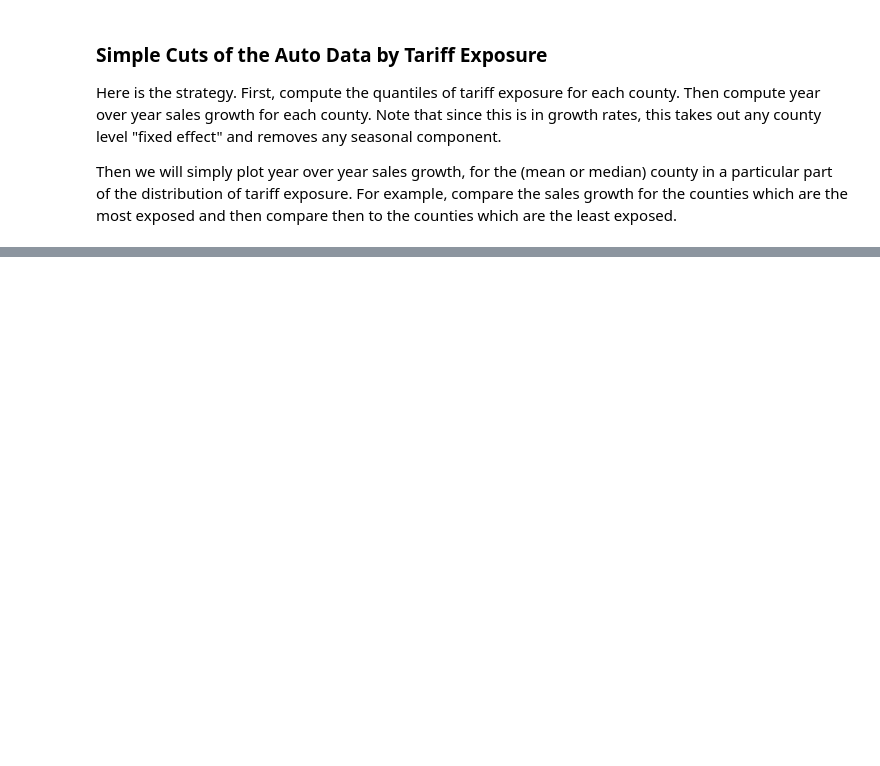
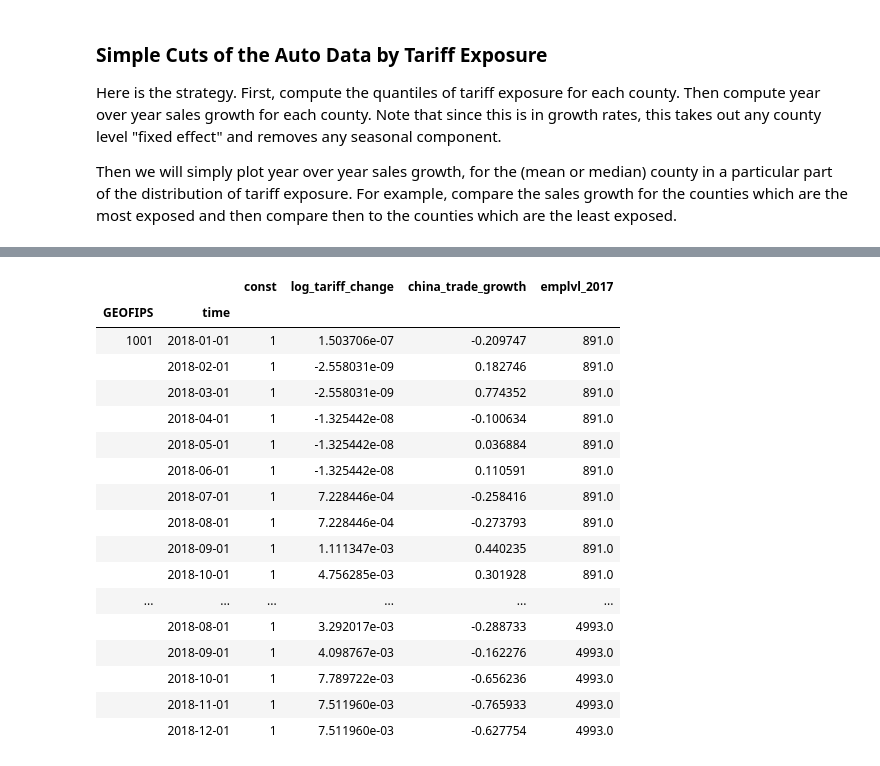
Before and after one commit to mwaugh0328/consumption_and_tradewar, a Jupyter notebook: trade_analysis.ipynb, the cells around one changed output, grey strips where cells are left out. Drawn from its saved outputs; the diff is of its cells as text; code cells hidden in the pictures; blank space fills up the shorter version.

Commit message:
cleaned up trade analysis

```diff
--- a/trade_analysis.ipynb
+++ b/trade_analysis.ipynb
@@ -34,7 +34,7 @@ fig_path = "C:\\github\\expenditure_tradeshocks\\figures"
 file_path = os.getcwd()
 #file_path = "F:\\POLK AUTO DATA\\"
 
-trade_county = pq.read_table(file_path + "\\data\\trade_employment_all.parquet").to_pandas()
+trade_county = pq.read_table(file_path + "\\data\\trade_employment_goods.parquet").to_pandas()
 # %%
 trade_county["time"] = pd.to_datetime(trade_county.time)
 
@@ -571,0 +509,17 @@ Included effects: Entity, Time
+# %%
+all_vars = ["const", "log_tariff_change", 'china_trade_growth','emplvl_2017']
+
+idx = pd.IndexSlice
+
+#weights = trade_county["emplvl_2017"].loc[idx[:,"2018-01-01":"2019-02-01"]]
+
+dataset = trade_county[all_vars].loc[idx[:,"2018-01-01":"2019-06-01"],:]
+
+exog_vars = ["const","log_tariff_change"]
+
+mod = PanelOLS(dataset.china_trade_growth, dataset[exog_vars],
+               time_effects = True, entity_effects=True)
+
+fe_res = mod.fit(cov_type='clustered')
+
+print(fe_res)
@@ -571,0 +544,21 @@ Included effects: Entity, Time
+# %%
+dataset.head(30)
+# %% [output]
+|  |  | const | log_tariff_change | china_trade_growth | emplvl_2017 |
+| GEOFIPS | time |  |  |  |  |
+| 1001 | 2018-01-01 | 1 | 1.503706e-07 | -0.209747 | 891.0 |
+|  | 2018-02-01 | 1 | -2.558031e-09 | 0.182746 | 891.0 |
+|  | 2018-03-01 | 1 | -2.558031e-09 | 0.774352 | 891.0 |
+|  | 2018-04-01 | 1 | -1.325442e-08 | -0.100634 | 891.0 |
+|  | 2018-05-01 | 1 | -1.325442e-08 | 0.036884 | 891.0 |
+|  | 2018-06-01 | 1 | -1.325442e-08 | 0.110591 | 891.0 |
+|  | 2018-07-01 | 1 | 7.228446e-04 | -0.258416 | 891.0 |
+|  | 2018-08-01 | 1 | 7.228446e-04 | -0.273793 | 891.0 |
+|  | 2018-09-01 | 1 | 1.111347e-03 | 0.440235 | 891.0 |
+|  | 2018-10-01 | 1 | 4.756285e-03 | 0.301928 | 891.0 |
+| ... | ... | ... | ... | ... | ... |
+|  | 2018-08-01 | 1 | 3.292017e-03 | -0.288733 | 4993.0 |
+|  | 2018-09-01 | 1 | 4.098767e-03 | -0.162276 | 4993.0 |
+|  | 2018-10-01 | 1 | 7.789722e-03 | -0.656236 | 4993.0 |
+|  | 2018-11-01 | 1 | 7.511960e-03 | -0.765933 | 4993.0 |
+|  | 2018-12-01 | 1 | 7.511960e-03 | -0.627754 | 4993.0 |
```
Also changed, not shown: parts of 35 cells of this notebook, 2 other files.
